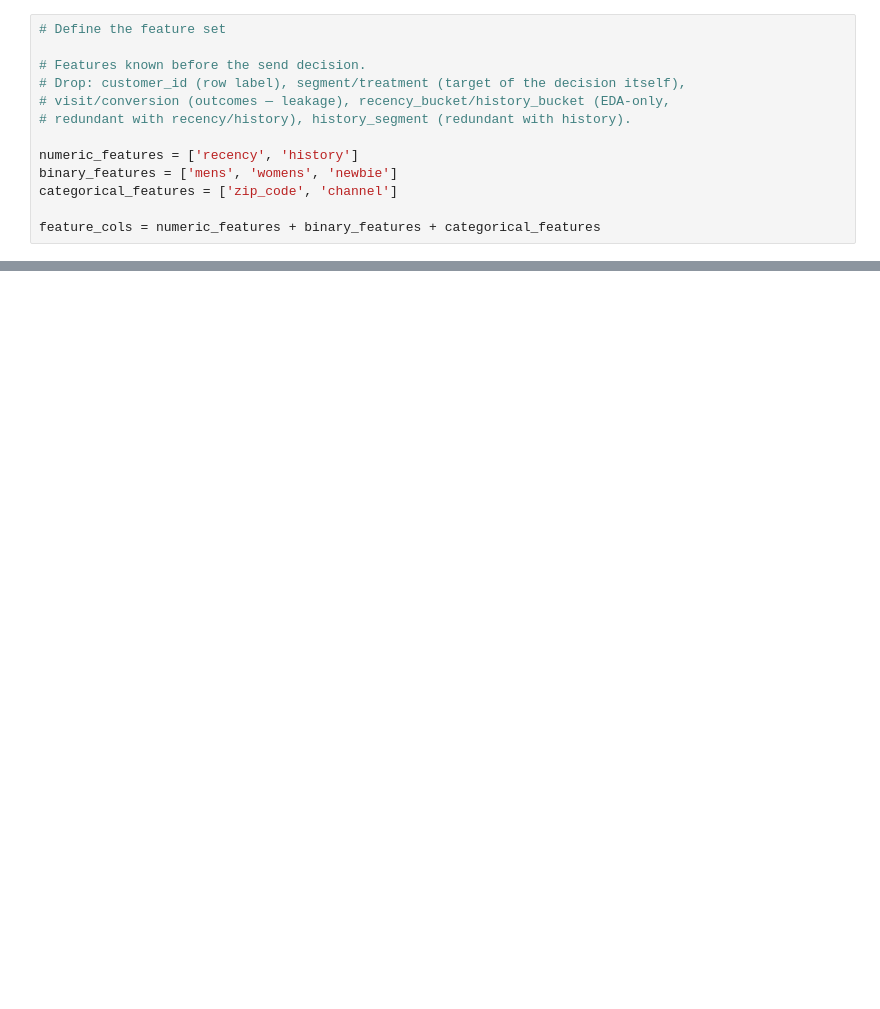
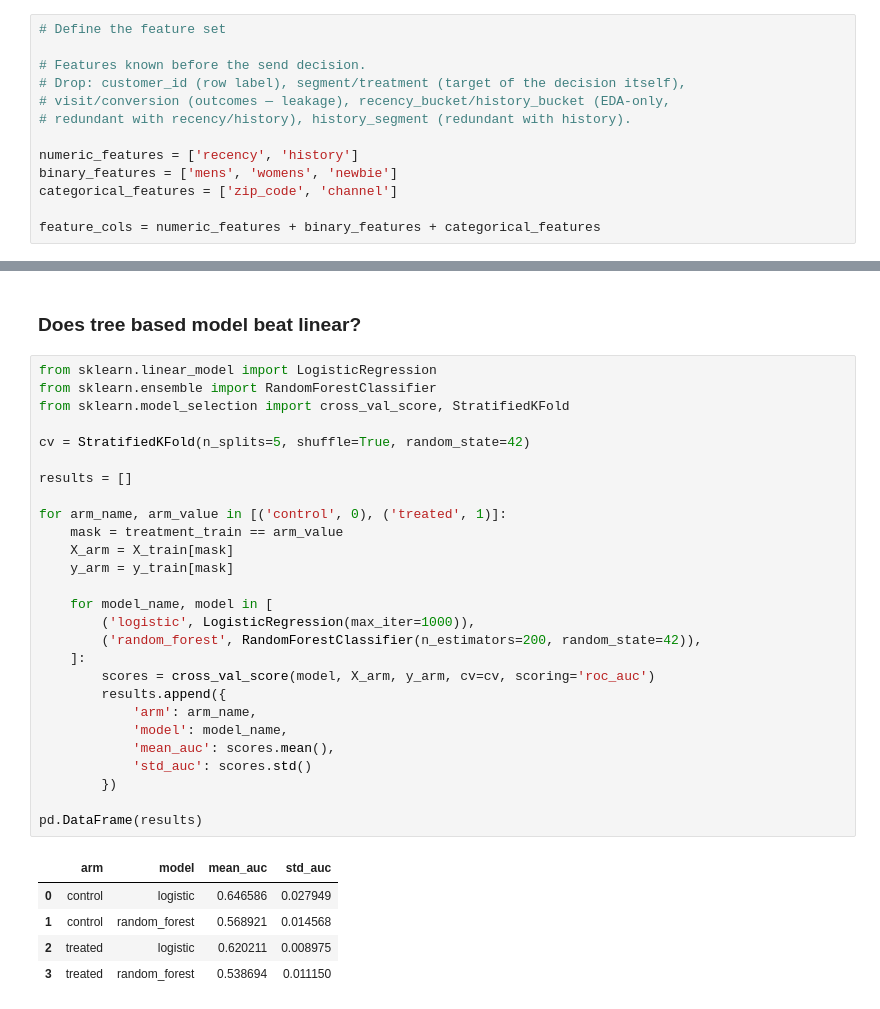
Before and after one commit to ChunLiuNY/hillstrom-uplift-model, a Jupyter notebook: uplift_modeling.ipynb, the cells around one changed output, grey strips where cells are left out. Saved outputs shown, nothing was run; the diff lists cells and outputs as text; blank space fills up the shorter version.

Commit message:
model selection

```diff
--- a/uplift_modeling.ipynb
+++ b/uplift_modeling.ipynb
@@ -415,0 +402,35 @@ print(feature_names)
+# %% [markdown]
+### Does tree based model beat linear?
+# %%
+from sklearn.linear_model import LogisticRegression
+from sklearn.ensemble import RandomForestClassifier
+from sklearn.model_selection import cross_val_score, StratifiedKFold
+
+cv = StratifiedKFold(n_splits=5, shuffle=True, random_state=42)
+
+results = []
+
+for arm_name, arm_value in [('control', 0), ('treated', 1)]:
+    mask = treatment_train == arm_value
+    X_arm = X_train[mask]
+    y_arm = y_train[mask]
+
+    for model_name, model in [
+        ('logistic', LogisticRegression(max_iter=1000)),
+        ('random_forest', RandomForestClassifier(n_estimators=200, random_state=42)),
+    ]:
+        scores = cross_val_score(model, X_arm, y_arm, cv=cv, scoring='roc_auc')
+        results.append({
+            'arm': arm_name,
+            'model': model_name,
+            'mean_auc': scores.mean(),
+            'std_auc': scores.std()
+        })
+
+pd.DataFrame(results)
+# %% [output]
+|  | arm | model | mean_auc | std_auc |
+| 0 | control | logistic | 0.646586 | 0.027949 |
+| 1 | control | random_forest | 0.568921 | 0.014568 |
+| 2 | treated | logistic | 0.620211 | 0.008975 |
+| 3 | treated | random_forest | 0.538694 | 0.011150 |
```
Also changed, not shown: parts of 5 cells of this notebook.
